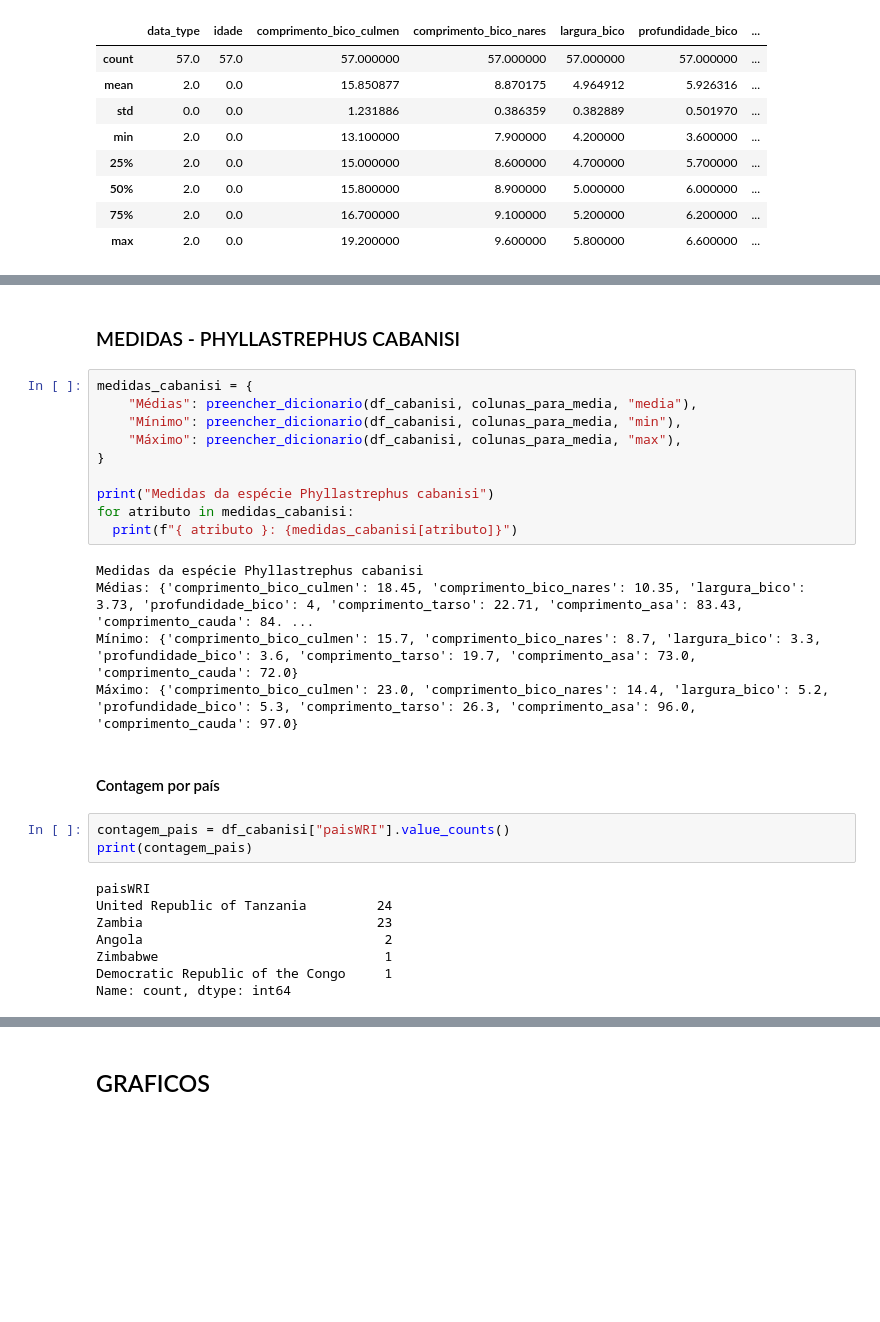
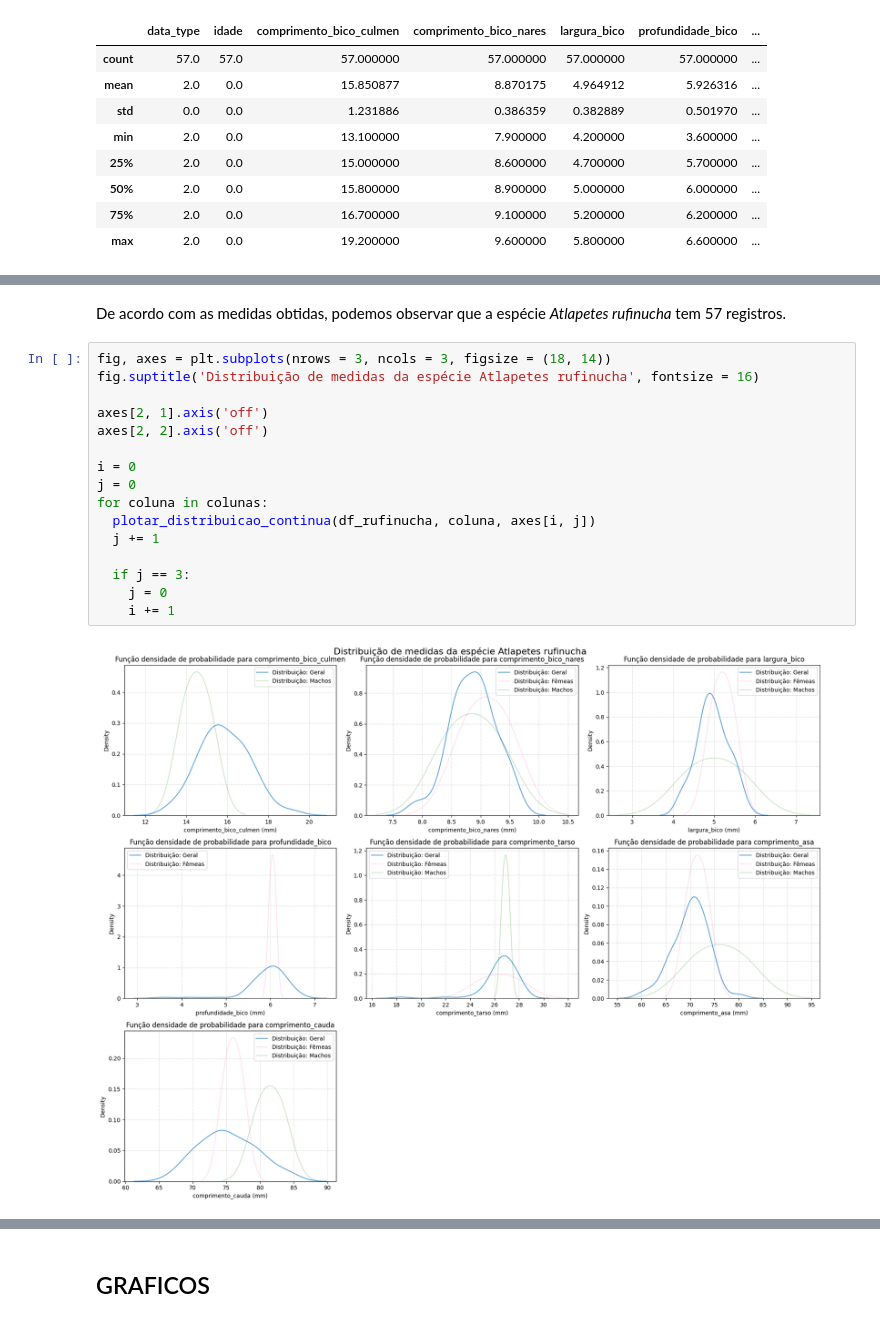
Before and after one commit to helocano/tiamat, a Jupyter notebook: MainTiamat_HeloisaCano.ipynb, the cells around one changed output, grey strips where cells are left out. Saved outputs shown, nothing was run; the diff lists cells and outputs as text; blank space fills up the shorter version.

Commit message:
coisas emocionantes
adiciona gráficos de distribuição de densidade

```diff
--- a/MainTiamat_HeloisaCano.ipynb
+++ b/MainTiamat_HeloisaCano.ipynb
@@ -627,30 +546,20 @@ Máximo: {'comprimento_bico_culmen': 18.4, 'comprimento_bico_nares': 9.8, 'largu
-# %% [markdown]
-### MEDIDAS - PHYLLASTREPHUS CABANISI
-# %%
-medidas_cabanisi = {
-    "Médias": preencher_dicionario(df_cabanisi, colunas_para_media, "media"),
-    "Mínimo": preencher_dicionario(df_cabanisi, colunas_para_media, "min"),
-    "Máximo": preencher_dicionario(df_cabanisi, colunas_para_media, "max"),
-}
-
-print("Medidas da espécie Phyllastrephus cabanisi")
-for atributo in medidas_cabanisi:
-  print(f"{ atributo }: {medidas_cabanisi[atributo]}")
-# %% [output]
-Medidas da espécie Phyllastrephus cabanisi
-Médias: {'comprimento_bico_culmen': 18.45, 'comprimento_bico_nares': 10.35, 'largura_bico': 3.73, 'profundidade_bico': 4, 'comprimento_tarso': 22.71, 'comprimento_asa': 83.43, 'comprimento_cauda': 84. ...
-Mínimo: {'comprimento_bico_culmen': 15.7, 'comprimento_bico_nares': 8.7, 'largura_bico': 3.3, 'profundidade_bico': 3.6, 'comprimento_tarso': 19.7, 'comprimento_asa': 73.0, 'comprimento_cauda': 72.0}
-Máximo: {'comprimento_bico_culmen': 23.0, 'comprimento_bico_nares': 14.4, 'largura_bico': 5.2, 'profundidade_bico': 5.3, 'comprimento_tarso': 26.3, 'comprimento_asa': 96.0, 'comprimento_cauda': 97.0}
-# %% [markdown]
-#### Contagem por país
-# %%
-contagem_pais = df_cabanisi["paisWRI"].value_counts()
-print(contagem_pais)
-# %% [output]
-paisWRI
-United Republic of Tanzania         24
-Zambia                              23
-Angola                               2
-Zimbabwe                             1
-Democratic Republic of the Congo     1
-Name: count, dtype: int64
+# %% [markdown]
+De acordo com as medidas obtidas, podemos observar que a espécie _Atlapetes rufinucha_ tem 57 registros.
+# %%
+fig, axes = plt.subplots(nrows = 3, ncols = 3, figsize = (18, 14))
+fig.suptitle('Distribuição de medidas da espécie Atlapetes rufinucha', fontsize = 16)
+
+axes[2, 1].axis('off')
+axes[2, 2].axis('off')
+
+i = 0
+j = 0
+for coluna in colunas:
+  plotar_distribuicao_continua(df_rufinucha, coluna, axes[i, j])
+  j += 1
+
+  if j == 3:
+    j = 0
+    i += 1
+# %% [output]
+[figure, added]
```
Also changed, not shown: parts of 57 cells of this notebook.
